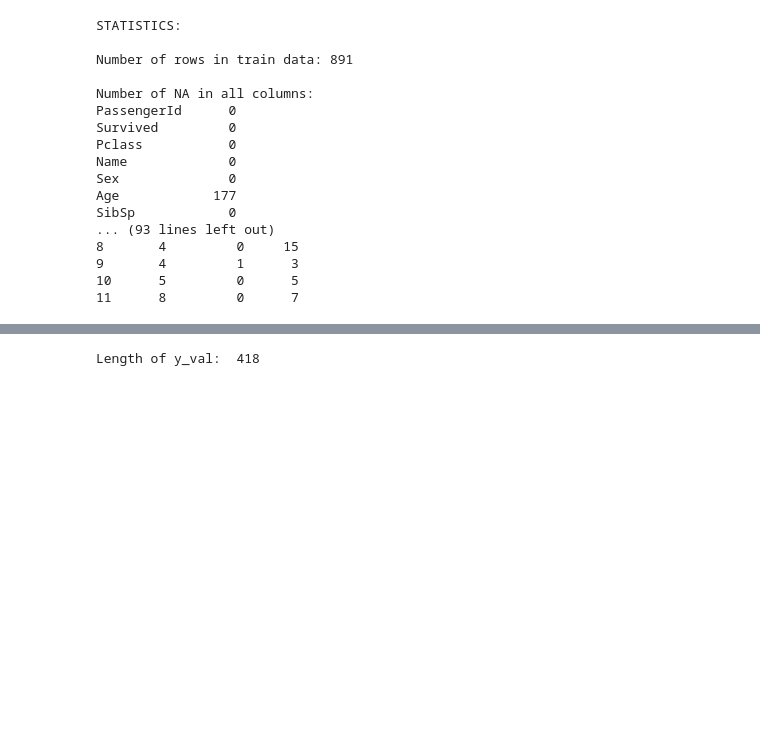
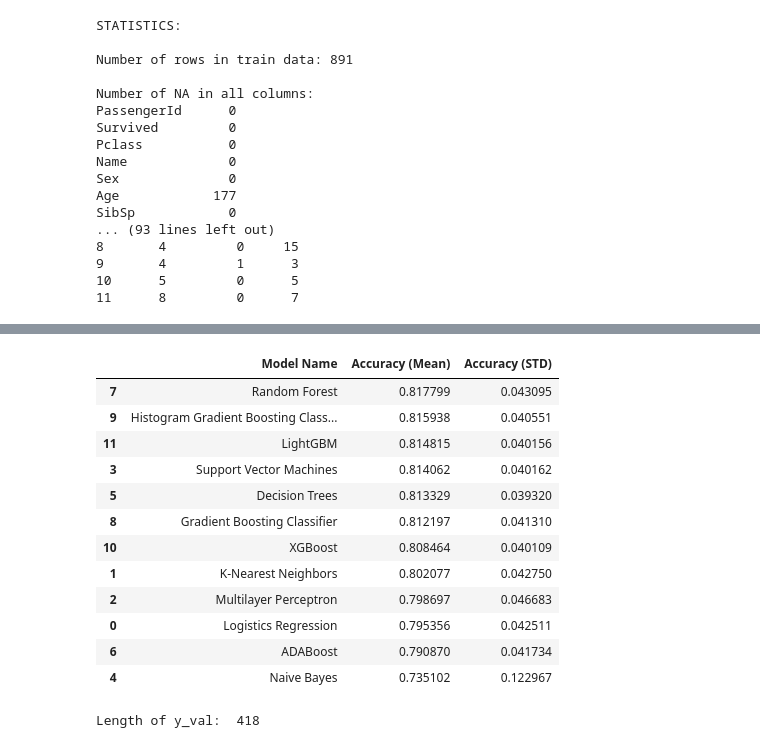
Before and after one commit to jonasnjx/Kaggle_Titanic, a Jupyter notebook: Kaggle_Titanic_Model.ipynb, the cells around one changed output, grey strips where cells are left out. Cells and saved outputs as stored; diff of their text form; code cells hidden in the pictures; blank space fills up the shorter version.

```diff
--- a/Kaggle_Titanic_Model.ipynb
+++ b/Kaggle_Titanic_Model.ipynb
@@ -332,3 +356,23 @@ F1 Score: 0.7152317880794703
+# %%
+'''
+SELECT BEST PERFORMING MODEL
+'''
+
+model_performance.sort_values('Accuracy (Mean)', ascending = False)
+# %% [output]
+|  | Model Name | Accuracy (Mean) | Accuracy (STD) |
+| 7 | Random Forest | 0.817799 | 0.043095 |
+| 9 | Histogram Gradient Boosting Class... | 0.815938 | 0.040551 |
+| 11 | LightGBM | 0.814815 | 0.040156 |
+| 3 | Support Vector Machines | 0.814062 | 0.040162 |
+| 5 | Decision Trees | 0.813329 | 0.039320 |
+| 8 | Gradient Boosting Classifier | 0.812197 | 0.041310 |
+| 10 | XGBoost | 0.808464 | 0.040109 |
+| 1 | K-Nearest Neighbors | 0.802077 | 0.042750 |
+| 2 | Multilayer Perceptron | 0.798697 | 0.046683 |
+| 0 | Logistics Regression | 0.795356 | 0.042511 |
+| 6 | ADABoost | 0.790870 | 0.041734 |
+| 4 | Naive Bayes | 0.735102 | 0.122967 |
 # %%
 '''
 DATA VALIDATION USING UNSEEN DATA
```
Also changed, not shown: parts of 7 cells of this notebook.
